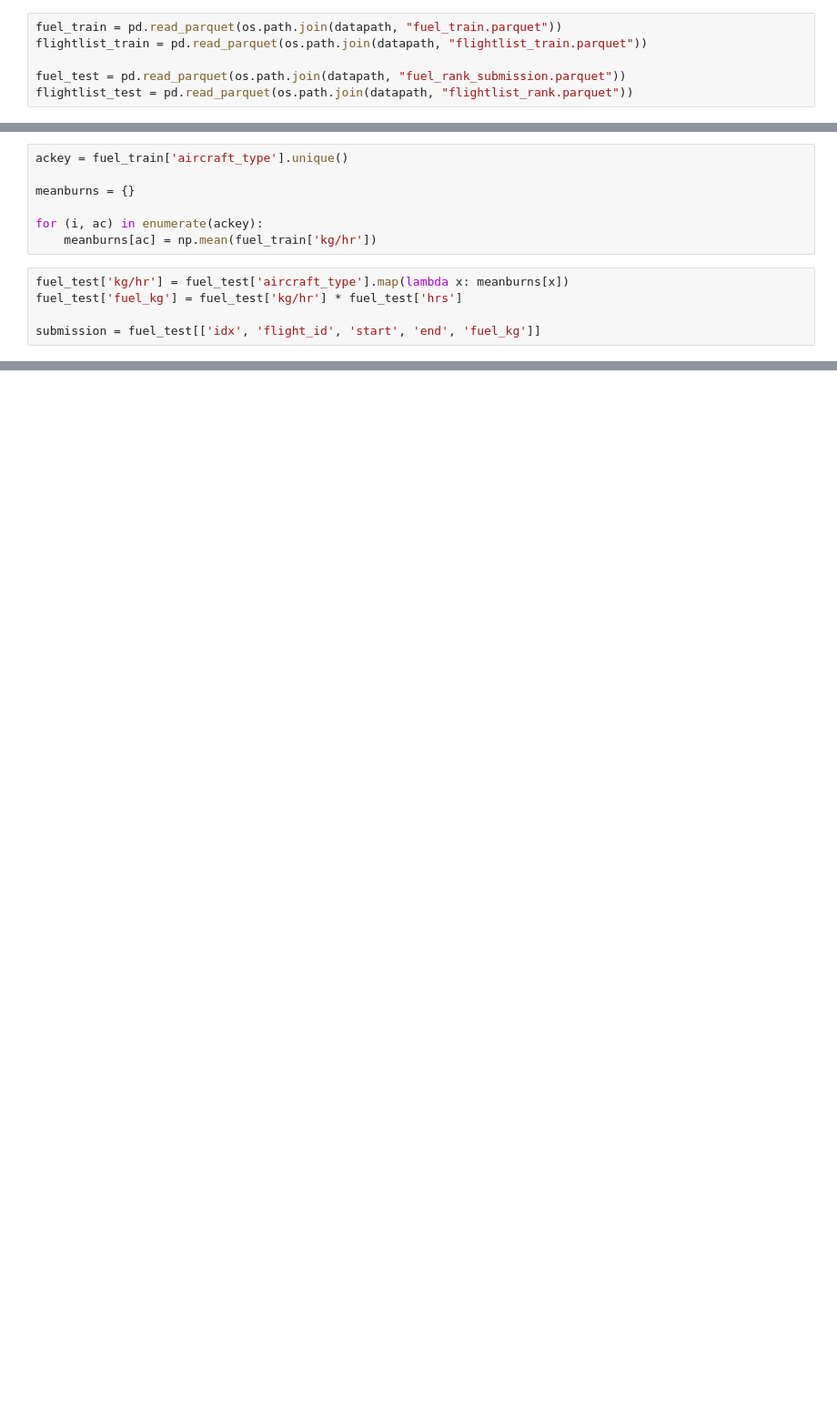
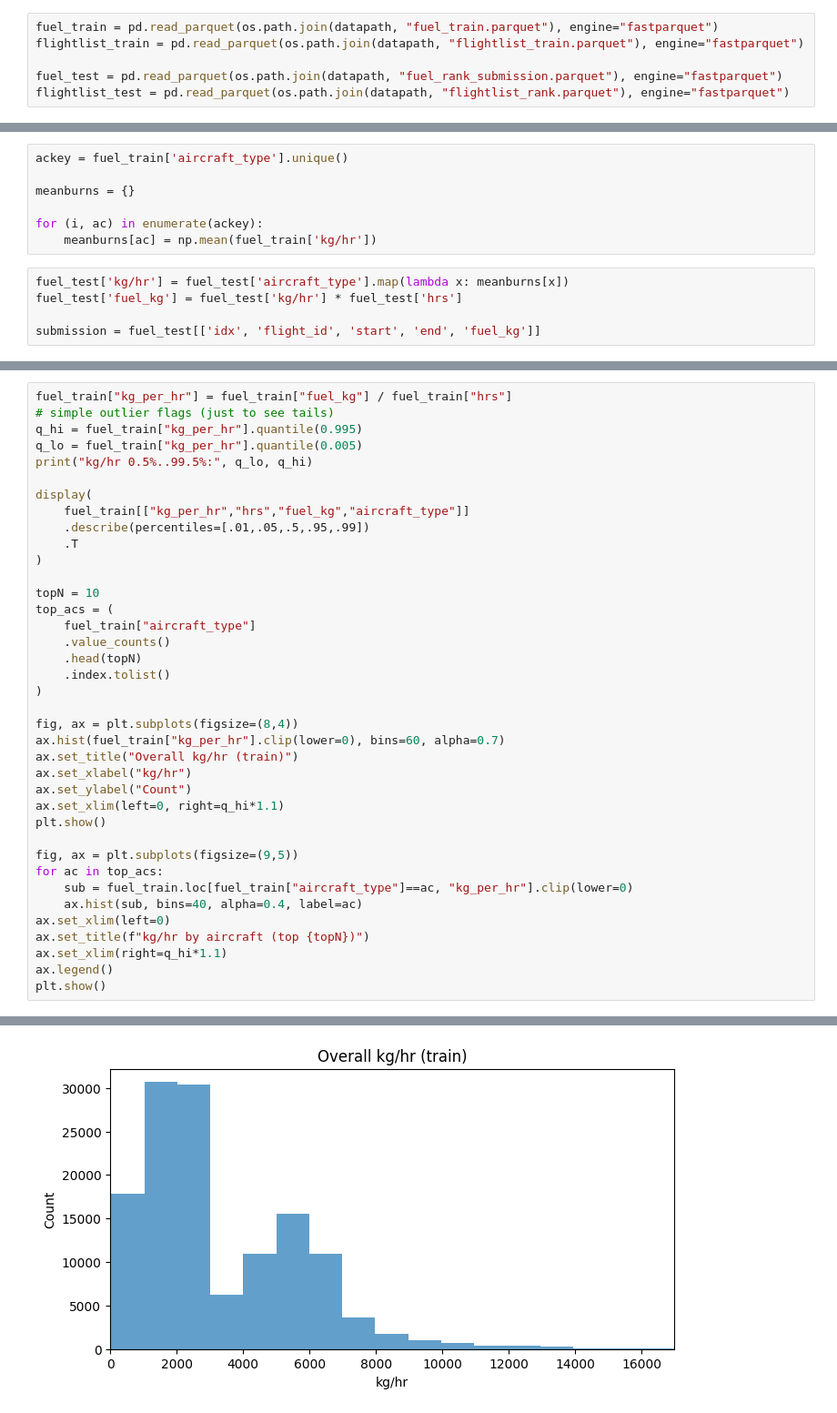
Before and after one commit to hadfiel5/PRC-friendly-raccoon, a Jupyter notebook: AnalysisNotebooks/InitialReadsAndPlots.ipynb, the cells around one changed output, grey strips where cells are left out. Shown: that part at 91% size. Saved outputs shown, nothing was run; the diff lists cells and outputs as text; blank space fills up the shorter version.

```diff
--- a/AnalysisNotebooks/InitialReadsAndPlots.ipynb
+++ b/AnalysisNotebooks/InitialReadsAndPlots.ipynb
@@ -9,11 +8,11 @@ import datetime
 # %%
 datapath = '../../Data'
 # %%
-fuel_train = pd.read_parquet(os.path.join(datapath, "fuel_train.parquet"))
-flightlist_train = pd.read_parquet(os.path.join(datapath, "flightlist_train.parquet"))
+fuel_train = pd.read_parquet(os.path.join(datapath, "fuel_train.parquet"), engine="fastparquet")
+flightlist_train = pd.read_parquet(os.path.join(datapath, "flightlist_train.parquet"), engine="fastparquet")
 
-fuel_test = pd.read_parquet(os.path.join(datapath, "fuel_rank_submission.parquet"))
-flightlist_test = pd.read_parquet(os.path.join(datapath, "flightlist_rank.parquet"))
+fuel_test = pd.read_parquet(os.path.join(datapath, "fuel_rank_submission.parquet"), engine="fastparquet")
+flightlist_test = pd.read_parquet(os.path.join(datapath, "flightlist_rank.parquet"), engine="fastparquet")
 # %%
 # Pre processing
 
@@ -60,0 +89,39 @@ submission = fuel_test[['idx', 'flight_id', 'start', 'end', 'fuel_kg']]
+# %%
+fuel_train["kg_per_hr"] = fuel_train["fuel_kg"] / fuel_train["hrs"]
+# simple outlier flags (just to see tails)
+q_hi = fuel_train["kg_per_hr"].quantile(0.995)
+q_lo = fuel_train["kg_per_hr"].quantile(0.005)
+print("kg/hr 0.5%..99.5%:", q_lo, q_hi)
+
+display(
+    fuel_train[["kg_per_hr","hrs","fuel_kg","aircraft_type"]]
+    .describe(percentiles=[.01,.05,.5,.95,.99])
+    .T
+)
+
+topN = 10
+top_acs = (
+    fuel_train["aircraft_type"]
+    .value_counts()
+    .head(topN)
+    .index.tolist()
+)
+
+fig, ax = plt.subplots(figsize=(8,4))
+ax.hist(fuel_train["kg_per_hr"].clip(lower=0), bins=60, alpha=0.7)
+ax.set_title("Overall kg/hr (train)")
+ax.set_xlabel("kg/hr")
+ax.set_ylabel("Count")
+ax.set_xlim(left=0, right=q_hi*1.1)
+plt.show()
+
+fig, ax = plt.subplots(figsize=(9,5))
+for ac in top_acs:
+    sub = fuel_train.loc[fuel_train["aircraft_type"]==ac, "kg_per_hr"].clip(lower=0)
+    ax.hist(sub, bins=40, alpha=0.4, label=ac)
+ax.set_xlim(left=0)
+ax.set_title(f"kg/hr by aircraft (top {topN})")
+ax.set_xlim(right=q_hi*1.1)
+ax.legend()
+plt.show()
+# %% [output]
@@ -60,0 +133 @@ submission = fuel_test[['idx', 'flight_id', 'start', 'end', 'fuel_kg']]
+[figure, added]
```
Also changed, not shown: parts of 10 cells of this notebook, 1 other file.
